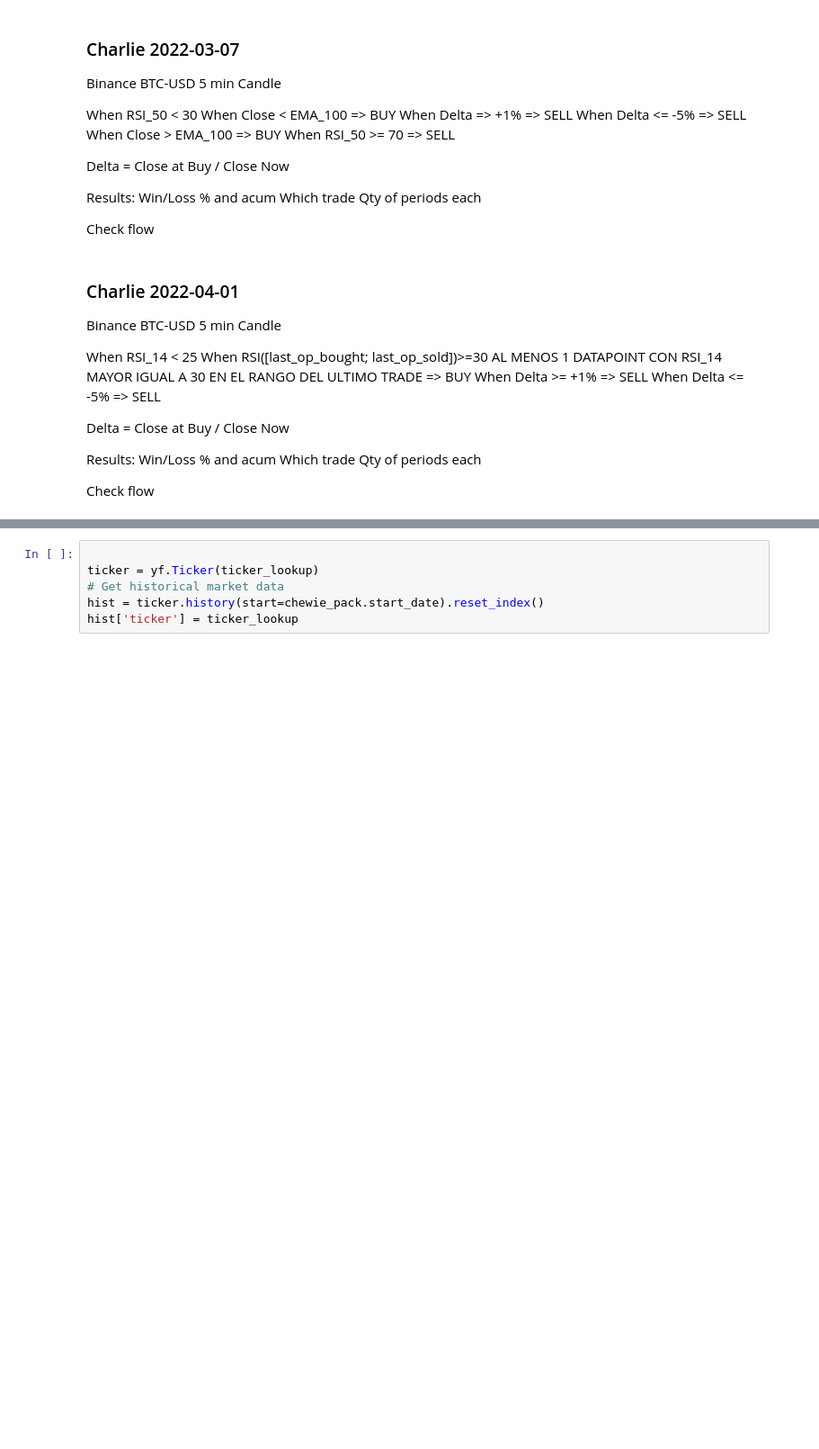
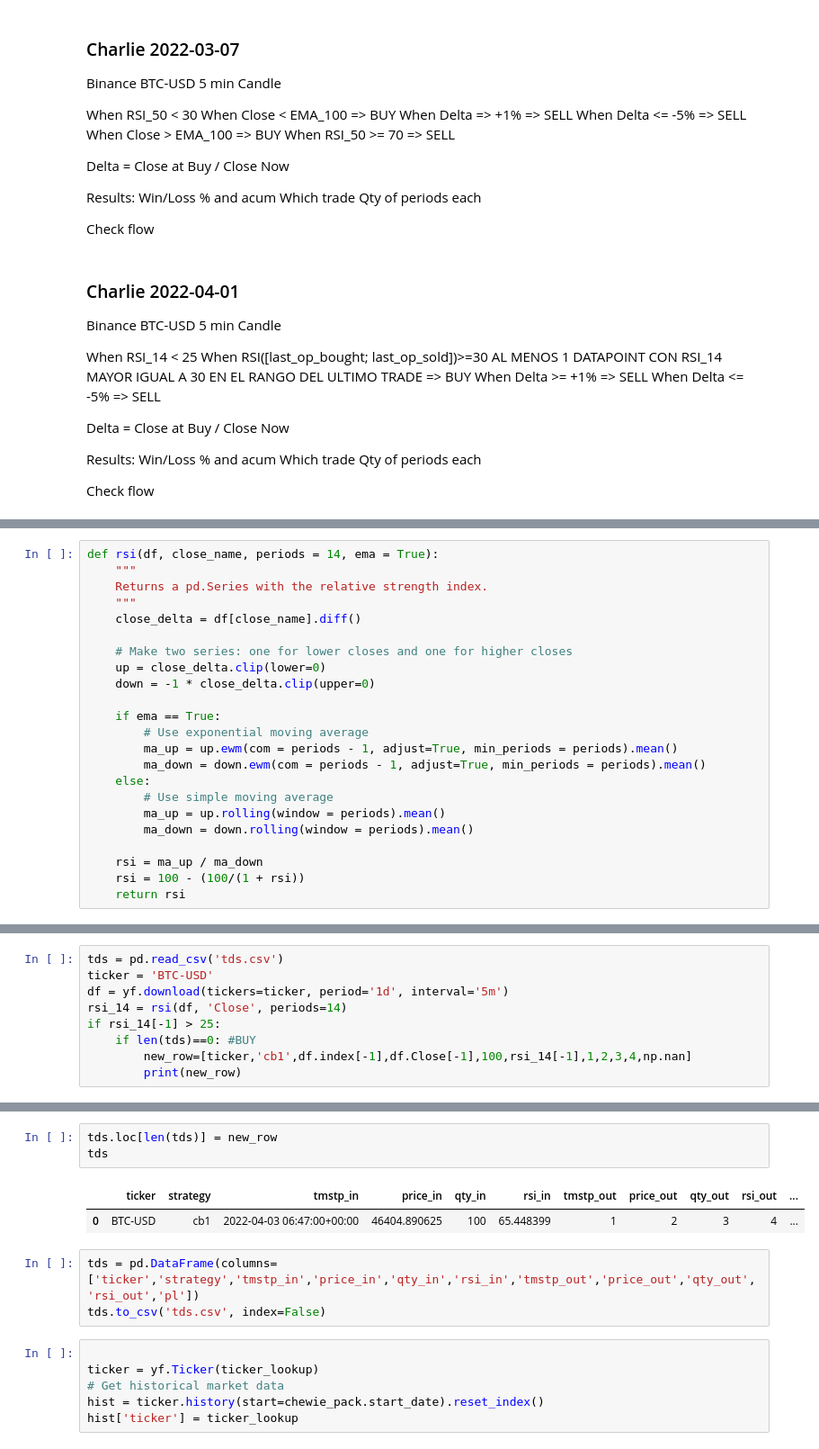
Before and after one commit to sjuanandres0/Chewbacca, a Jupyter notebook: chewie_playground.ipynb, the cells around one changed output, grey strips where cells are left out. Shown: that part at 90% size. Drawn from its saved outputs; the diff is of its cells as text; blank space fills up the shorter version.

```diff
--- a/chewie_playground.ipynb
+++ b/chewie_playground.ipynb
@@ -608,0 +602,23 @@ for ticker_lookup in ticker_list[0]:
+# %%
+def rsi(df, close_name, periods = 14, ema = True):
+    """
+    Returns a pd.Series with the relative strength index.
+    """
+    close_delta = df[close_name].diff()
+
+    # Make two series: one for lower closes and one for higher closes
+    up = close_delta.clip(lower=0)
+    down = -1 * close_delta.clip(upper=0)
+
+    if ema == True:
+	    # Use exponential moving average
+        ma_up = up.ewm(com = periods - 1, adjust=True, min_periods = periods).mean()
+        ma_down = down.ewm(com = periods - 1, adjust=True, min_periods = periods).mean()
+    else:
+        # Use simple moving average
+        ma_up = up.rolling(window = periods).mean()
+        ma_down = down.rolling(window = periods).mean()
+
+    rsi = ma_up / ma_down
+    rsi = 100 - (100/(1 + rsi))
+    return rsi
@@ -608,0 +629,9 @@ for ticker_lookup in ticker_list[0]:
+# %%
+tds = pd.read_csv('tds.csv')
+ticker = 'BTC-USD'
+df = yf.download(tickers=ticker, period='1d', interval='5m')
+rsi_14 = rsi(df, 'Close', periods=14)
+if rsi_14[-1] > 25:
+    if len(tds)==0: #BUY
+        new_row=[ticker,'cb1',df.index[-1],df.Close[-1],100,rsi_14[-1],1,2,3,4,np.nan]
+        print(new_row)
@@ -609,3 +641,12 @@ for ticker_lookup in ticker_list[0]:
+# %%
+tds.loc[len(tds)] = new_row
+tds
+# %% [output]
+|  | ticker | strategy | tmstp_in | price_in | qty_in | rsi_in | tmstp_out | price_out | qty_out | rsi_out | ... |
+| 0 | BTC-USD | cb1 | 2022-04-03 06:47:00+00:00 | 46404.890625 | 100 | 65.448399 | 1 | 2 | 3 | 4 | ... |
+# %%
+tds = pd.DataFrame(columns=['ticker','strategy','tmstp_in','price_in','qty_in','rsi_in','tmstp_out','price_out','qty_out','rsi_out','pl'])
+tds.to_csv('tds.csv', index=False)
 # %%
 
 ticker = yf.Ticker(ticker_lookup)
```
Also changed, not shown: parts of 3 cells of this notebook, 1 other file.
